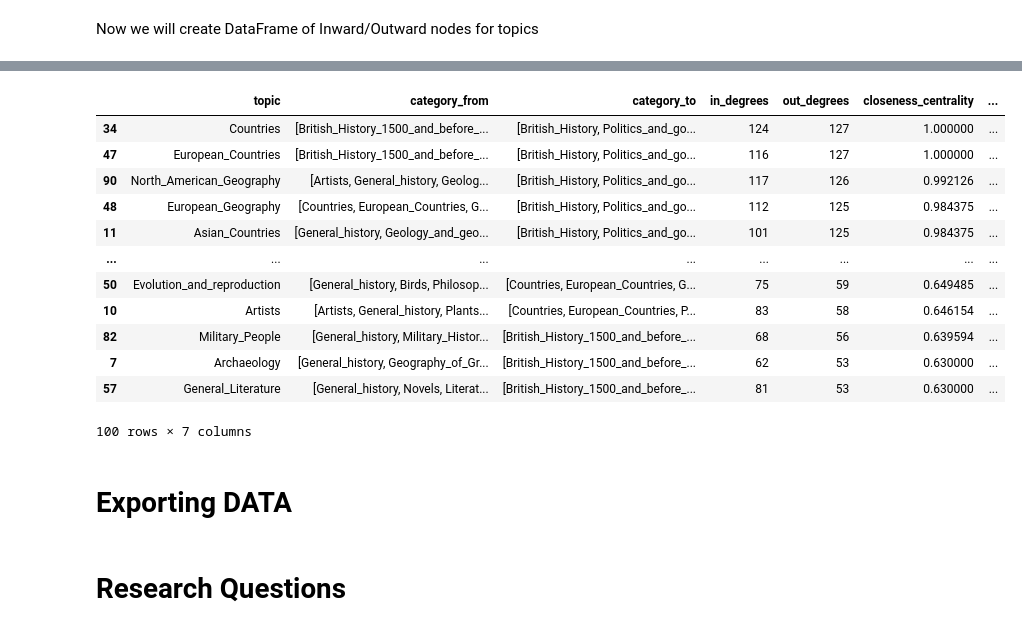
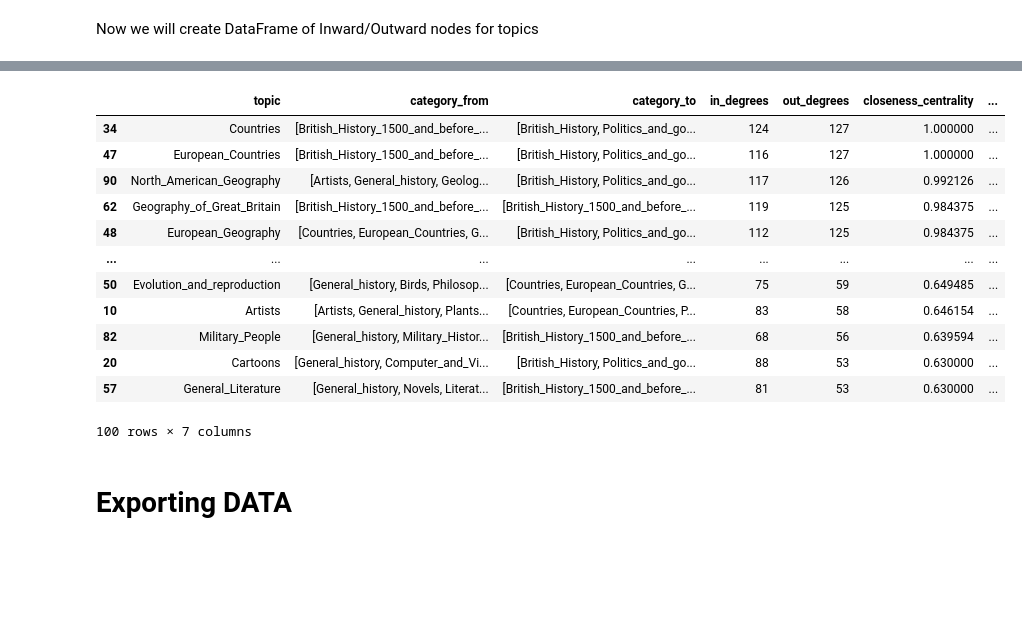
Before and after one commit to khalilacheche/ada-2022-project-adaes, a Jupyter notebook: Data_Engineering.ipynb, the cells around one changed output, grey strips where cells are left out. Saved outputs shown, nothing was run; the diff lists cells and outputs as text; code cells hidden in the pictures; blank space fills up the shorter version.

```diff
--- a/Data_Engineering.ipynb
+++ b/Data_Engineering.ipynb
@@ -495,11 +530,10 @@ G_topics = nx.from_pandas_edgelist(topics_general, source="category_from", targe
 #nx.draw(G_topics)
 # %%
-#dictionnary that has the avergae value of closeness centrality for each node of article
-closeness_t = nx.closeness_centrality(G_topics)
-betweenness_t = nx.betweenness_centrality(G_topics)
+#create dictionnaries that have the values of closeness/betweenness centrality for each node of General topic
+closeness_t = nx.closeness_centrality(G_general_topics)
+betweenness_t = nx.betweenness_centrality(G_general_topics)
 # %%
-#Creating DataFrame fo IN/OUT topics
-in_topics = topics_general.groupby(by="category_from").agg(list)
-in_topics["count"] = in_topics["category_to"].apply(len)
-in_topics =  in_topics.reset_index().rename(columns={"category_from":"topic"})
-display(in_topics)
+#Creating DataFrame fo IN/OUT nodes for general topics
+in_topics_general = topics_general.groupby(by="category_from").agg(list)
+in_topics_general["count"] = in_topics_general["category_to"].apply(len)
+in_topics_general =  in_topics_general.reset_index().rename(columns={"category_from":"topic"})
@@ -538,26 +574,27 @@ display(out_topics)
 127 rows × 3 columns
 # %%
-nodes_t = out_topics.merge(in_topics,'left','topic')
-nodes_t = nodes_t.drop(["count_y","count_x"],axis=1)
-nodes_t["in_degrees"] = nodes_t["category_to"].apply(lambda x : len(x) )
-nodes_t["out_degrees"] = nodes_t["category_from"].apply(lambda x : len(x) )
-nodes_t["closeness_centrality"] = nodes_t.topic.apply(lambda x :  closeness_t.get(x,-1) )
-nodes_t["betweenness_centrality"] = nodes_t.topic.apply(lambda x : betweenness_t.get(x,-1))
-nodes_t.sort_values(by="closeness_centrality",ascending=False).head(100)
+nodes_topics = out_topics_general.merge(in_topics_general,'left','topic')
+nodes_topics = nodes_topics.drop(["count_y","count_x"],axis=1)
+nodes_topics["in_degrees"] = nodes_topics["category_to"].apply(lambda x : len(x) )
+nodes_topics["out_degrees"] = nodes_topics["category_from"].apply(lambda x : len(x) )
+nodes_topics["closeness_centrality"] = nodes_topics.topic.apply(lambda x :  closeness_t.get(x,-1) )
+nodes_topics["betweenness_centrality"] = nodes_topics.topic.apply(lambda x : betweenness_t.get(x,-1))
-# %% [output]
-|  | topic | category_from | category_to | in_degrees | out_degrees | closeness_centrality | ... |
-| 34 | Countries | [British_History_1500_and_before_... | [British_History, Politics_and_go... | 124 | 127 | 1.000000 | ... |
-| 47 | European_Countries | [British_History_1500_and_before_... | [British_History, Politics_and_go... | 116 | 127 | 1.000000 | ... |
-| 90 | North_American_Geography | [Artists, General_history, Geolog... | [British_History, Politics_and_go... | 117 | 126 | 0.992126 | ... |
-| 48 | European_Geography | [Countries, European_Countries, G... | [British_History, Politics_and_go... | 112 | 125 | 0.984375 | ... |
-| 11 | Asian_Countries | [General_history, Geology_and_geo... | [British_History, Politics_and_go... | 101 | 125 | 0.984375 | ... |
-| ... | ... | ... | ... | ... | ... | ... | ... |
-| 50 | Evolution_and_reproduction | [General_history, Birds, Philosop... | [Countries, European_Countries, G... | 75 | 59 | 0.649485 | ... |
-| 10 | Artists | [Artists, General_history, Plants... | [Countries, European_Countries, P... | 83 | 58 | 0.646154 | ... |
-| 82 | Military_People | [General_history, Military_Histor... | [British_History_1500_and_before_... | 68 | 56 | 0.639594 | ... |
-| 7 | Archaeology | [General_history, Geography_of_Gr... | [British_History_1500_and_before_... | 62 | 53 | 0.630000 | ... |
-| 57 | General_Literature | [General_history, Novels, Literat... | [British_History_1500_and_before_... | 81 | 53 | 0.630000 | ... |
-100 rows × 7 columns
+# %%
+nodes_topics.sort_values(by=["closeness_centrality","betweenness_centrality"],ascending=False).head(100)
+# %% [output]
+|  | topic | category_from | category_to | in_degrees | out_degrees | closeness_centrality | ... |
+| 34 | Countries | [British_History_1500_and_before_... | [British_History, Politics_and_go... | 124 | 127 | 1.000000 | ... |
+| 47 | European_Countries | [British_History_1500_and_before_... | [British_History, Politics_and_go... | 116 | 127 | 1.000000 | ... |
+| 90 | North_American_Geography | [Artists, General_history, Geolog... | [British_History, Politics_and_go... | 117 | 126 | 0.992126 | ... |
+| 62 | Geography_of_Great_Britain | [British_History_1500_and_before_... | [British_History_1500_and_before_... | 119 | 125 | 0.984375 | ... |
+| 48 | European_Geography | [Countries, European_Countries, G... | [British_History, Politics_and_go... | 112 | 125 | 0.984375 | ... |
+| ... | ... | ... | ... | ... | ... | ... | ... |
+| 50 | Evolution_and_reproduction | [General_history, Birds, Philosop... | [Countries, European_Countries, G... | 75 | 59 | 0.649485 | ... |
+| 10 | Artists | [Artists, General_history, Plants... | [Countries, European_Countries, P... | 83 | 58 | 0.646154 | ... |
+| 82 | Military_People | [General_history, Military_Histor... | [British_History_1500_and_before_... | 68 | 56 | 0.639594 | ... |
+| 20 | Cartoons | [General_history, Computer_and_Vi... | [British_History, Politics_and_go... | 88 | 53 | 0.630000 | ... |
+| 57 | General_Literature | [General_history, Novels, Literat... | [British_History_1500_and_before_... | 81 | 53 | 0.630000 | ... |
+100 rows × 7 columns
 # %% [markdown]
 # Exporting DATA
 # %%
@@ -581,5 +622,3 @@ with open('data/betweenness_dict.pkl','wb') as f:
     pickle.dump(betweenness,f)
 with open('data/betweenness_topics_dict.pkl','wb') as f:
     pickle.dump(betweenness_t,f)
-# %% [markdown]
-# Research Questions
```
Also changed, not shown: parts of 20 cells of this notebook, 5 other files.
